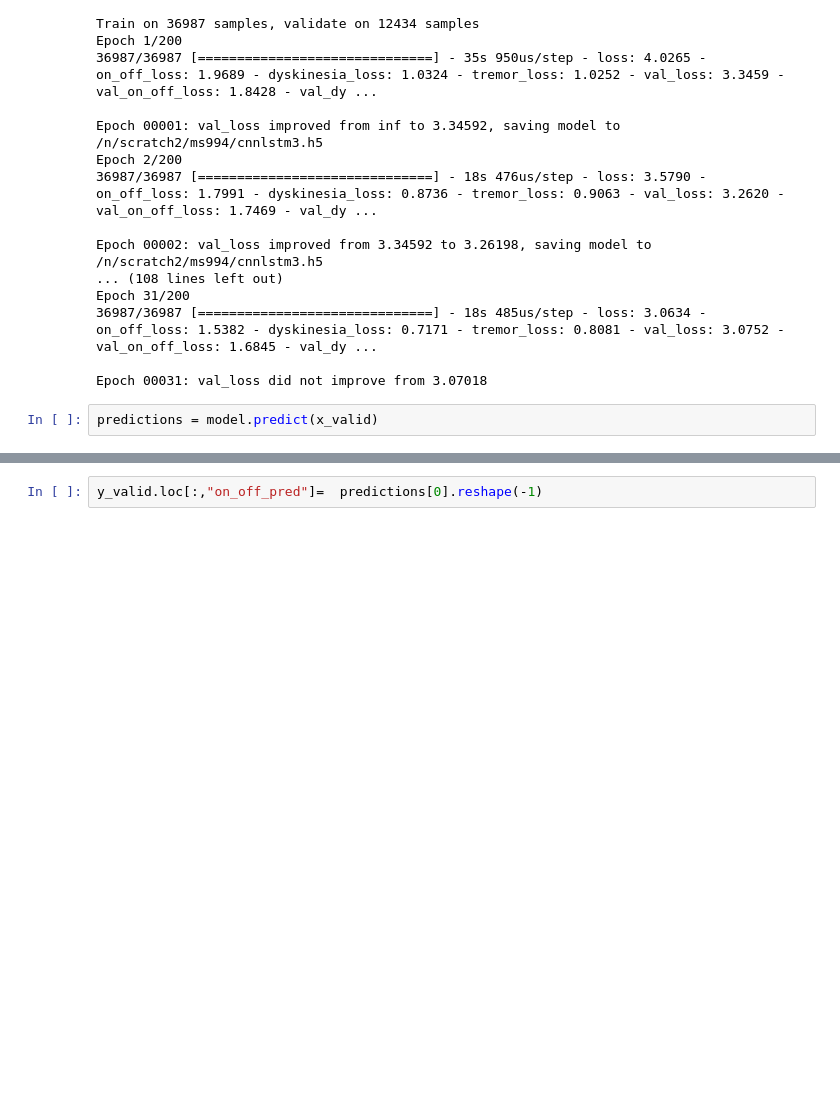
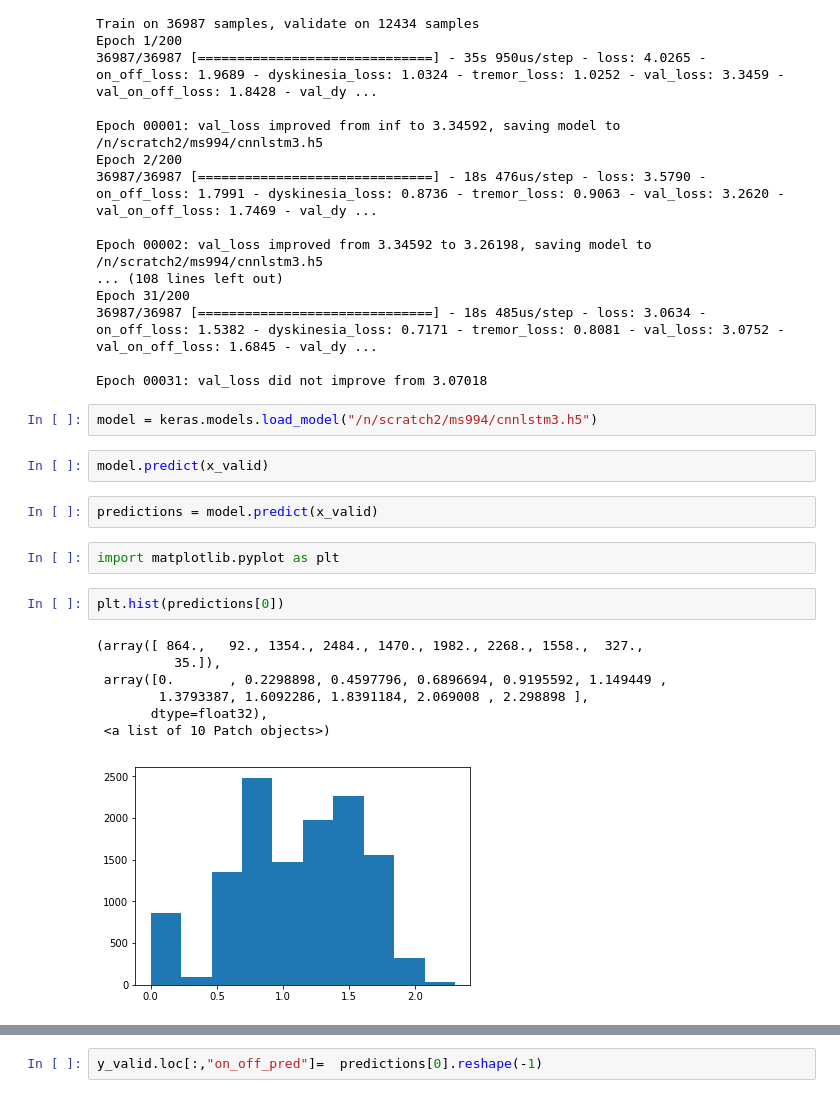
Before and after one commit to huangy6/beat_pd, a Jupyter notebook: momo/3. kerasOnlyExecution.ipynb, the cells around one changed output, grey strips where cells are left out. Saved outputs shown, nothing was run; the diff lists cells and outputs as text; blank space fills up the shorter version.

```diff
--- a/momo/3. kerasOnlyExecution.ipynb
+++ b/momo/3. kerasOnlyExecution.ipynb
@@ -182,5 +186,21 @@ Epoch 31/200
 36987/36987 [==============================] - 18s 485us/step - loss: 3.0634 - on_off_loss: 1.5382 - dyskinesia_loss: 0.7171 - tremor_loss: 0.8081 - val_loss: 3.0752 - val_on_off_loss: 1.6845 - val_dy ...
 
 Epoch 00031: val_loss did not improve from 3.07018
+# %%
+model = keras.models.load_model("/n/scratch2/ms994/cnnlstm3.h5")
+# %%
+model.predict(x_valid)
 # %%
 predictions = model.predict(x_valid)
+# %%
+import matplotlib.pyplot as plt
+# %%
+plt.hist(predictions[0])
+# %% [output]
+(array([ 864.,   92., 1354., 2484., 1470., 1982., 2268., 1558.,  327.,
+          35.]),
+ array([0.       , 0.2298898, 0.4597796, 0.6896694, 0.9195592, 1.149449 ,
+        1.3793387, 1.6092286, 1.8391184, 2.069008 , 2.298898 ],
+       dtype=float32),
+ <a list of 10 Patch objects>)
+[figure, added]
```
Also changed, not shown: parts of 87 cells of this notebook, 4 other files.
